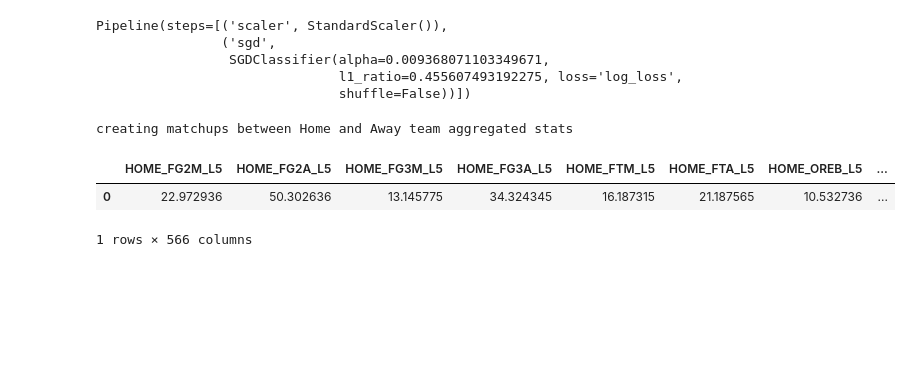
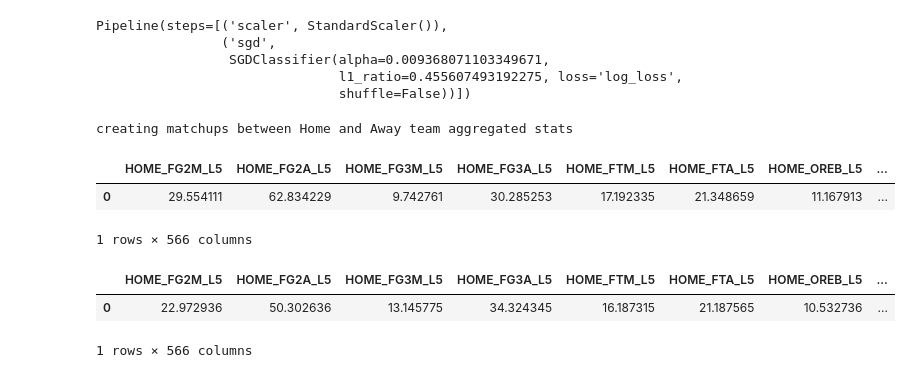
Before and after one commit to jnish23/NBA_Model_V2, a Jupyter notebook: notebooks/RegressionModelToProduction.ipynb, the cells around one changed output. Drawn from its saved outputs; the diff is of its cells as text; code cells hidden in the pictures; blank space fills up the shorter version.

```diff
--- a/notebooks/RegressionModelToProduction.ipynb
+++ b/notebooks/RegressionModelToProduction.ipynb
@@ -755,12 +814,18 @@ Pipeline(steps=[('scaler', StandardScaler()),
                                l1_ratio=0.455607493192275, loss='log_loss',
                                shuffle=False))])
 # %%
-home_team = 'BOS'
+home_team = 'MIL'
 away_team = 'PHI'
 
 row = make_matchup_row(home_team, away_team, df = df_full)
 # %% [output]
 creating matchups between Home and Away team aggregated stats
+# %%
+row.iloc
+# %% [output]
+|  | HOME_FG2M_L5 | HOME_FG2A_L5 | HOME_FG3M_L5 | HOME_FG3A_L5 | HOME_FTM_L5 | HOME_FTA_L5 | HOME_OREB_L5 | ... |
+| 0 | 29.554111 | 62.834229 | 9.742761 | 30.285253 | 17.192335 | 21.348659 | 11.167913 | ... |
+1 rows × 566 columns
 # %%
 row
 # %% [output]
```
Also changed, not shown: parts of 13 cells of this notebook, 1 other file.
